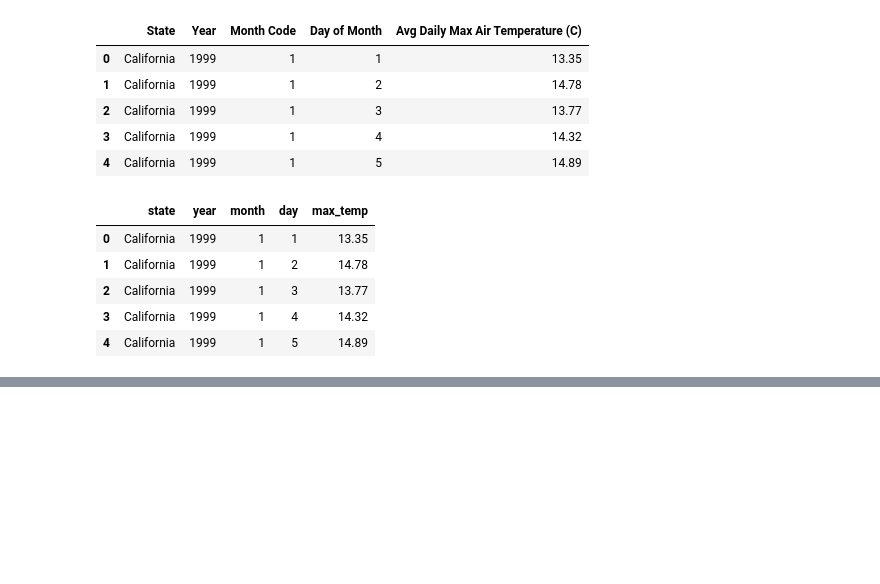
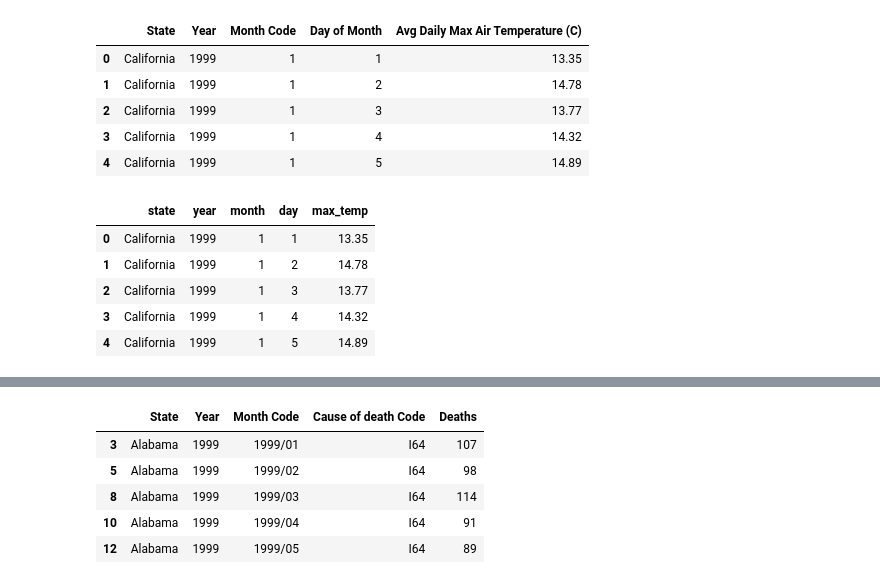
Before and after one commit to vlnik-belyaev/CDC_stat, a Jupyter notebook: CDC_heat_influence/Draft version.ipynb, the cells around one changed output, grey strips where cells are left out. Cells and saved outputs as stored; diff of their text form; code cells hidden in the pictures; blank space fills up the shorter version.

```diff
--- a/CDC_heat_influence/Draft version.ipynb
+++ b/CDC_heat_influence/Draft version.ipynb
@@ -61,0 +180,9 @@ california_temp_data.head()
+# %%
+stroke_death_data.head()
+# %% [output]
+|  | State | Year | Month Code | Cause of death Code | Deaths |
+| 3 | Alabama | 1999 | 1999/01 | I64 | 107 |
+| 5 | Alabama | 1999 | 1999/02 | I64 | 98 |
+| 8 | Alabama | 1999 | 1999/03 | I64 | 114 |
+| 10 | Alabama | 1999 | 1999/04 | I64 | 91 |
+| 12 | Alabama | 1999 | 1999/05 | I64 | 89 |
```
Also changed, not shown: parts of 17 cells of this notebook, 1 other file.
